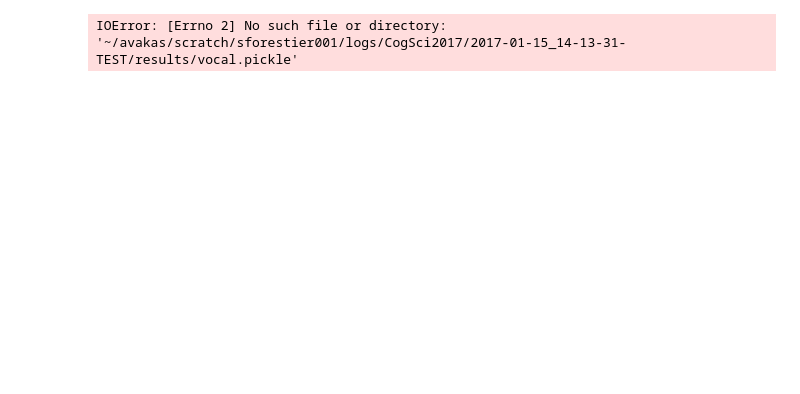
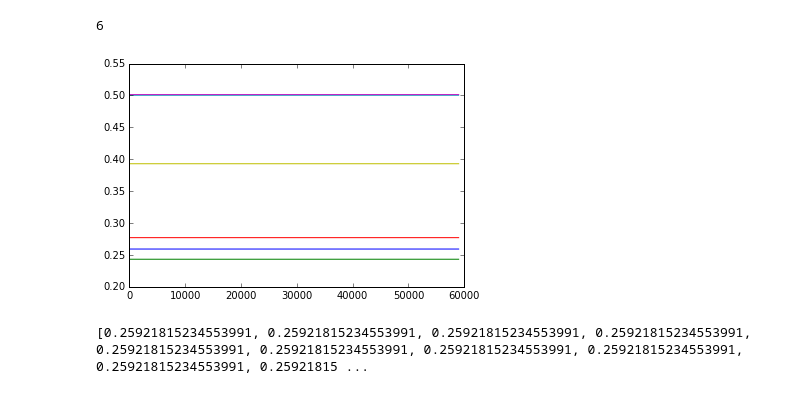
Before and after one commit to sebastien-forestier/CogSci2017, a Jupyter notebook: notebook/analysis_vocal.ipynb, the cells around one changed output. Cells and saved outputs as stored; diff of their text form; code cells hidden in the pictures; blank space fills up the shorter version.

Commit message:
best errors

```diff
--- a/notebook/analysis_vocal.ipynb
+++ b/notebook/analysis_vocal.ipynb
@@ -1,6 +1,8 @@
 # %%
+import cPickle
+
 # PARAMS
-log_dir = "~/avakas/scratch/sforestier001/logs/CogSci2017/2017-01-15_14-13-31-TEST"
+log_dir = "/home/sforesti/avakas/scratch/sforestier001/logs/CogSci2017/2017-01-15_18-30-39-TEST100"
 config_list = ["RMB"]
 n_iter = 10
 
@@ -8,5 +10,23 @@ n_iter = 10
 filename = log_dir + '/results/vocal.pickle'
 with open(filename, 'r') as f:
     data_vocal = cPickle.load(f)
-# %% [output]
-IOError: [Errno 2] No such file or directory: '~/avakas/scratch/sforestier001/logs/CogSci2017/2017-01-15_14-13-31-TEST/results/vocal.pickle'
+# %%
+import matplotlib.pyplot as plt
+%matplotlib inline
+
+trial_list = range(1,n_iter + 1)
+config_name = "RMB"
+
+print len(data_vocal[config_name][1]["errors"][1])
+
+for trial in [1]:
+    human_sounds = data_vocal[config_name][trial]["human_sounds"]
+    for hs in human_sounds:
+        plt.plot([data_vocal[config_name][trial]["errors"][i][hs] for i in range(len(data_vocal[config_name][trial]["errors"]))])
+# %% [output]
+6
+[figure, added]
+# %%
+print [data_vocal[config_name][1]["errors"][i][human_sounds[0]] for i in range(len(data_vocal[config_name][1]["errors"]))]
+# %% [output]
+[0.25921815234553991, 0.25921815234553991, 0.25921815234553991, 0.25921815234553991, 0.25921815234553991, 0.25921815234553991, 0.25921815234553991, 0.25921815234553991, 0.25921815234553991, 0.25921815 ...
```
Also changed, not shown: 3 other files.
